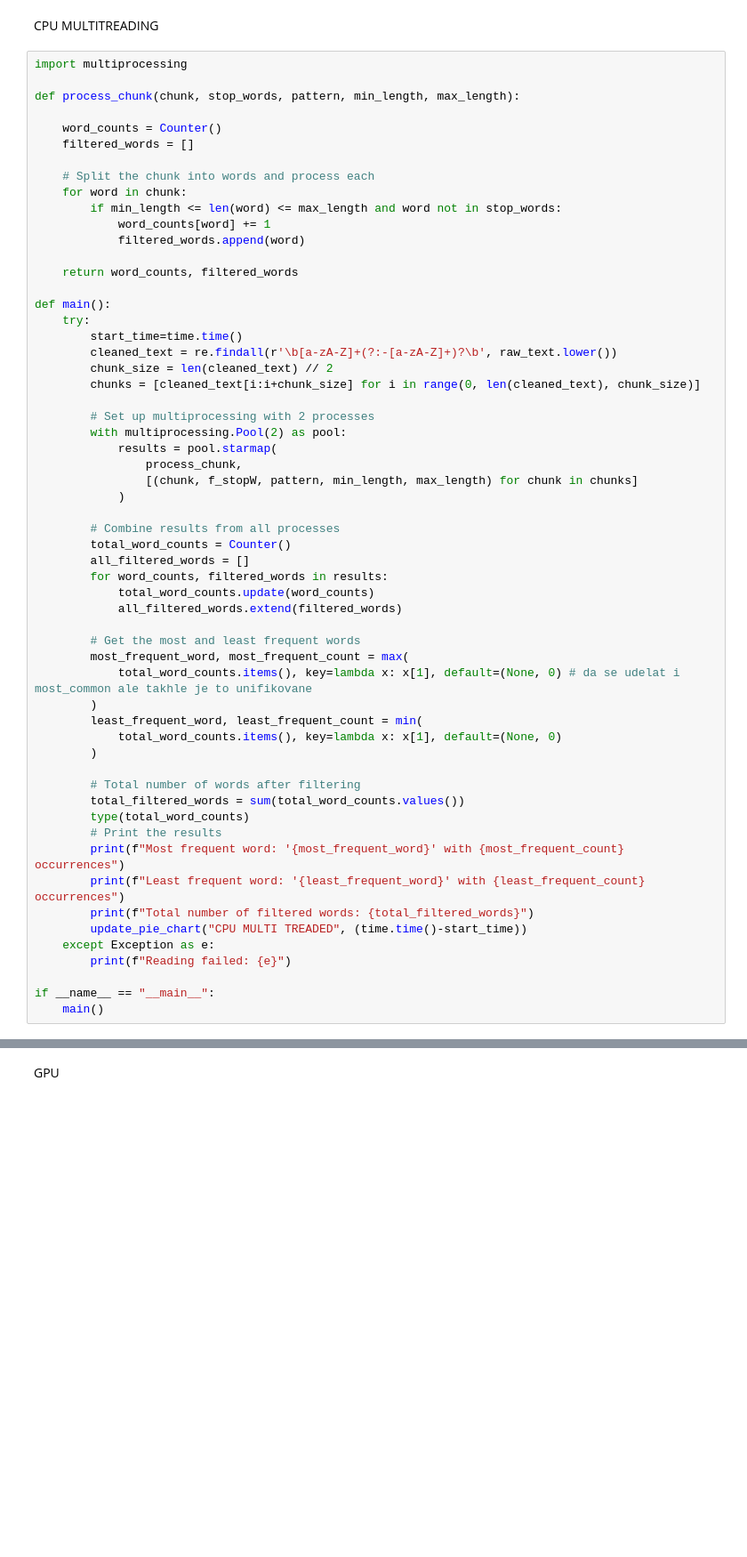
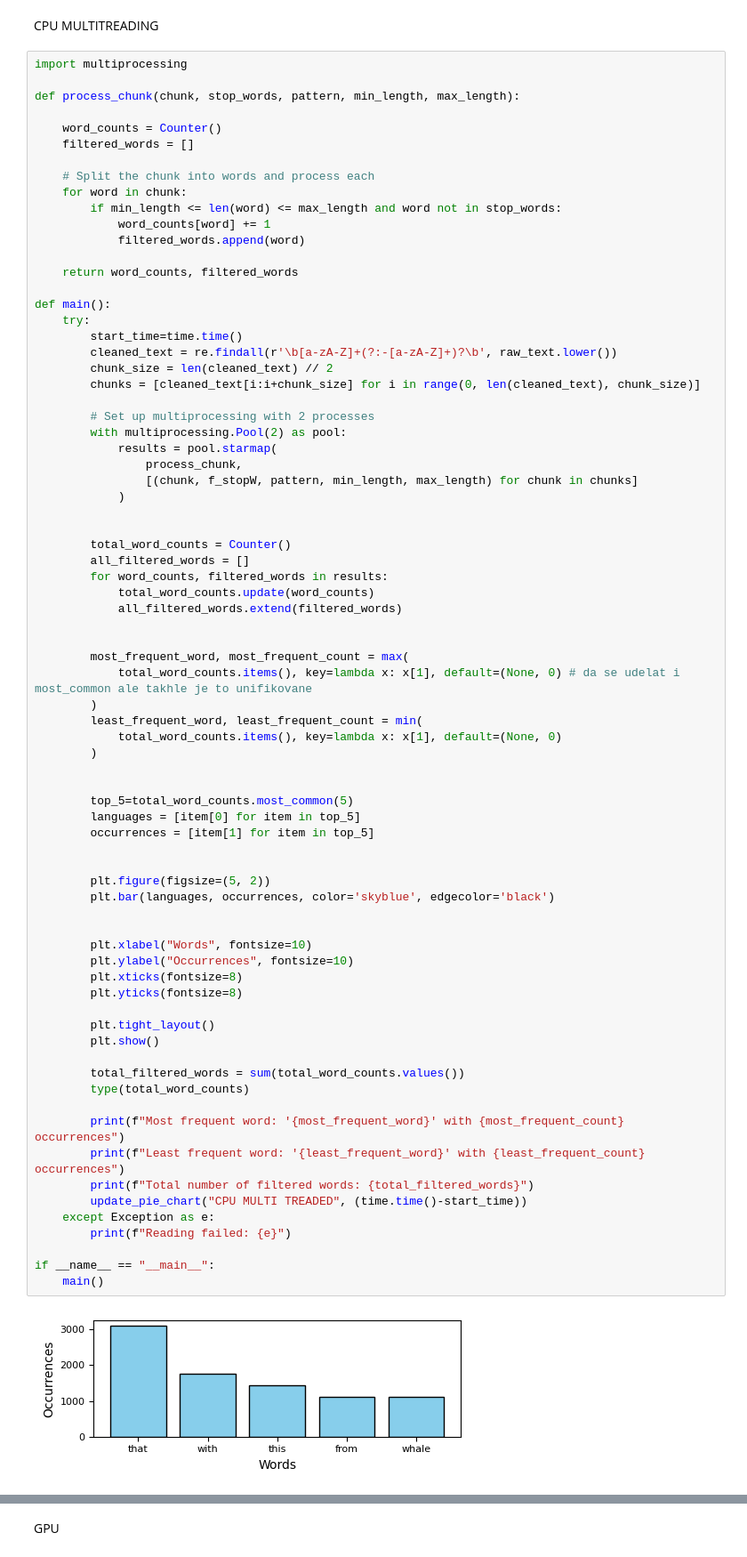
Before and after one commit to Fisev/PZP-Project, a Jupyter notebook: Project.ipynb, the cells around one changed output, grey strips where cells are left out. Shown: that part at 89% size. Saved outputs shown, nothing was run; the diff lists cells and outputs as text; blank space fills up the shorter version.

```diff
--- a/Project.ipynb
+++ b/Project.ipynb
@@ -138,37 +138,55 @@ def main():
             results = pool.starmap(
                 process_chunk,
                 [(chunk, f_stopW, pattern, min_length, max_length) for chunk in chunks]
             )
 
-        # Combine results from all processes
+
         total_word_counts = Counter()
         all_filtered_words = []
         for word_counts, filtered_words in results:
             total_word_counts.update(word_counts)
             all_filtered_words.extend(filtered_words)
 
-        # Get the most and least frequent words
+
         most_frequent_word, most_frequent_count = max(
             total_word_counts.items(), key=lambda x: x[1], default=(None, 0) # da se udelat i most_common ale takhle je to unifikovane
         )
         least_frequent_word, least_frequent_count = min(
             total_word_counts.items(), key=lambda x: x[1], default=(None, 0)
         )
 
-        # Total number of words after filtering
+
+        top_5=total_word_counts.most_common(5)
+        languages = [item[0] for item in top_5]
+        occurrences = [item[1] for item in top_5]
+
+
+        plt.figure(figsize=(5, 2))
+        plt.bar(languages, occurrences, color='skyblue', edgecolor='black')
+
+
+        plt.xlabel("Words", fontsize=10)
+        plt.ylabel("Occurrences", fontsize=10)
+        plt.xticks(fontsize=8)
+        plt.yticks(fontsize=8)
+
+        plt.tight_layout()
+        plt.show()
+
         total_filtered_words = sum(total_word_counts.values())
         type(total_word_counts)
-        # Print the results
+
         print(f"Most frequent word: '{most_frequent_word}' with {most_frequent_count} occurrences")
         print(f"Least frequent word: '{least_frequent_word}' with {least_frequent_count} occurrences")
         print(f"Total number of filtered words: {total_filtered_words}")
         update_pie_chart("CPU MULTI TREADED", (time.time()-start_time))
     except Exception as e:
         print(f"Reading failed: {e}")
 
 if __name__ == "__main__":
     main()
 # %% [output]
+[figure, new version]
 Most frequent word: 'that' with 3100 occurrences
 Least frequent word: 'january' with 1 occurrences
 Total number of filtered words: 107668
```
Also changed, not shown: parts of 5 cells of this notebook.
